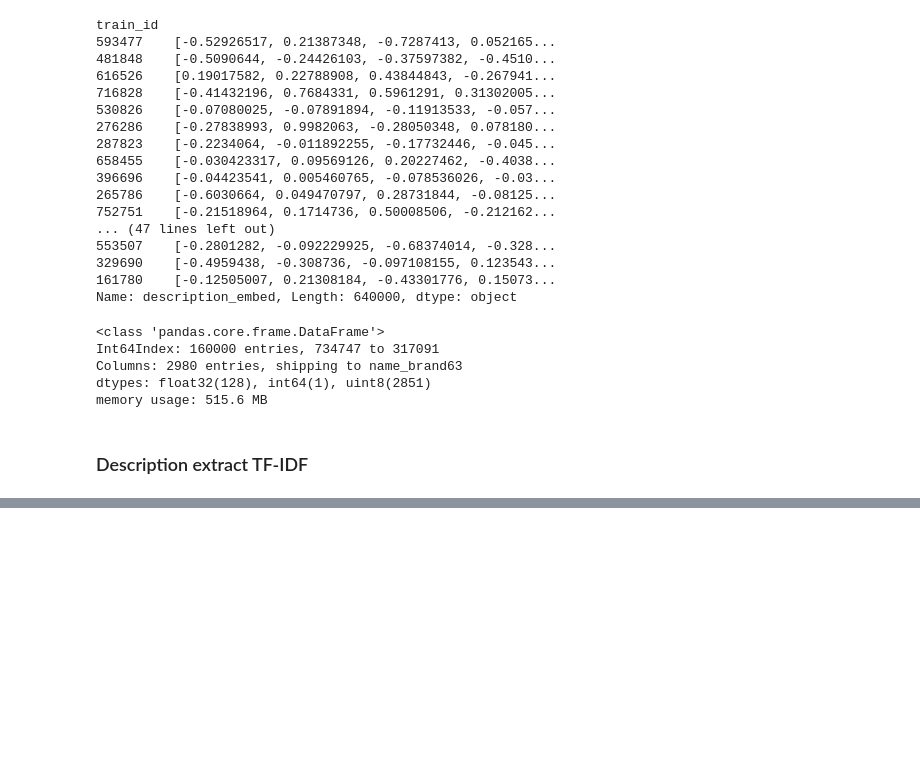
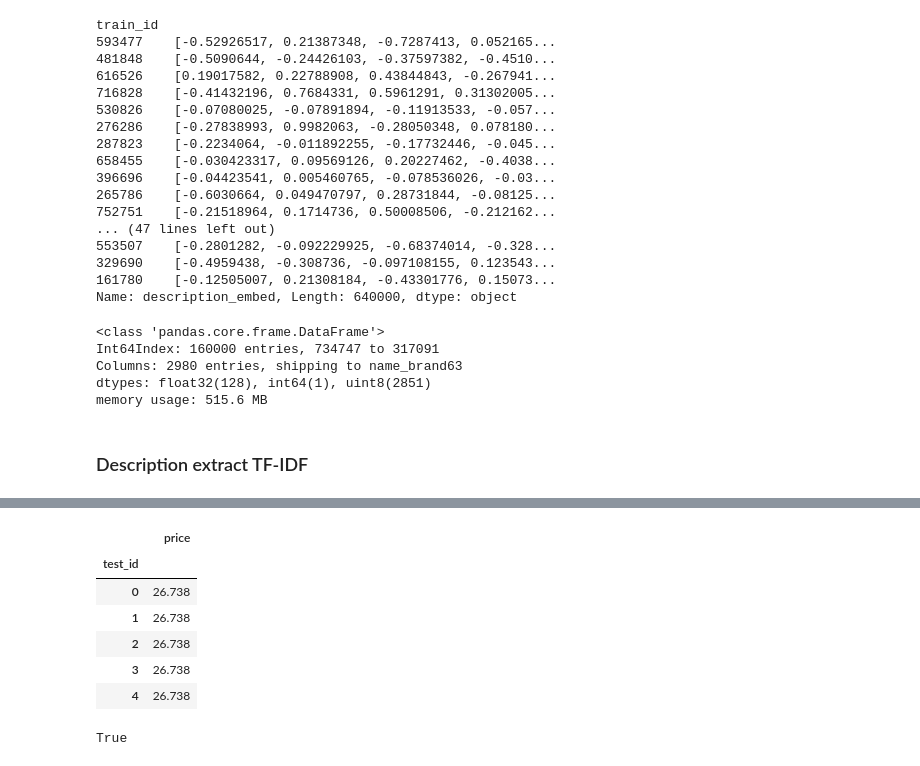
Before and after one commit to risoo10/mercari-price-prediction, a Jupyter notebook: notebooks/Predspracovanie.ipynb, the cells around one changed output, grey strips where cells are left out. Saved outputs shown, nothing was run; the diff lists cells and outputs as text; code cells hidden in the pictures; blank space fills up the shorter version.

```diff
--- a/notebooks/Predspracovanie.ipynb
+++ b/notebooks/Predspracovanie.ipynb
@@ -536,0 +467,14 @@ res.shape
+# %%
+test_y.head()
+# %% [output]
+|  | price |
+| test_id |  |
+| 0 | 26.738 |
+| 1 | 26.738 |
+| 2 | 26.738 |
+| 3 | 26.738 |
+| 4 | 26.738 |
+# %%
+test_data.index.equals(test_y.index)
+# %% [output]
+True
```
Also changed, not shown: parts of 11 cells of this notebook.
